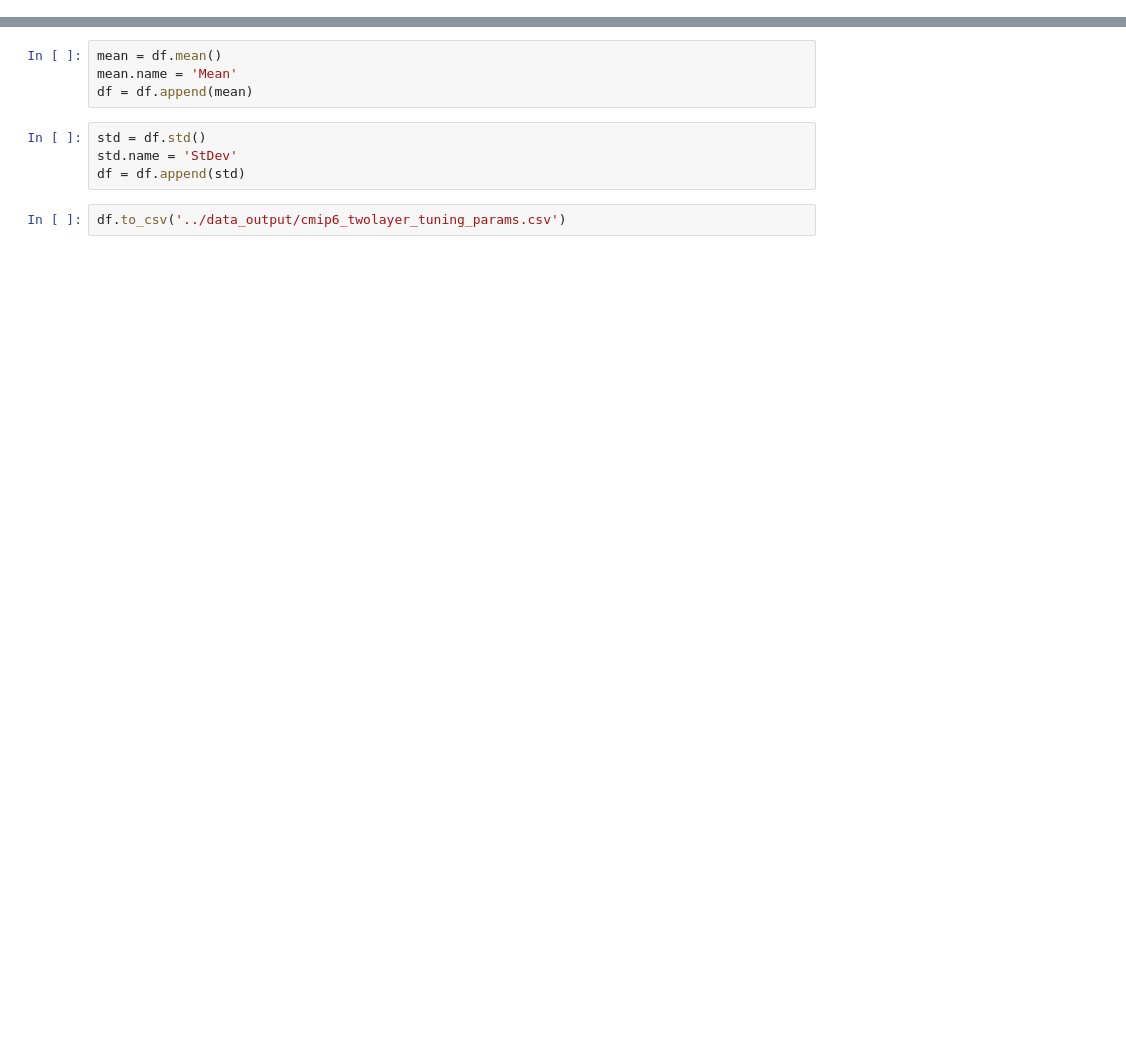
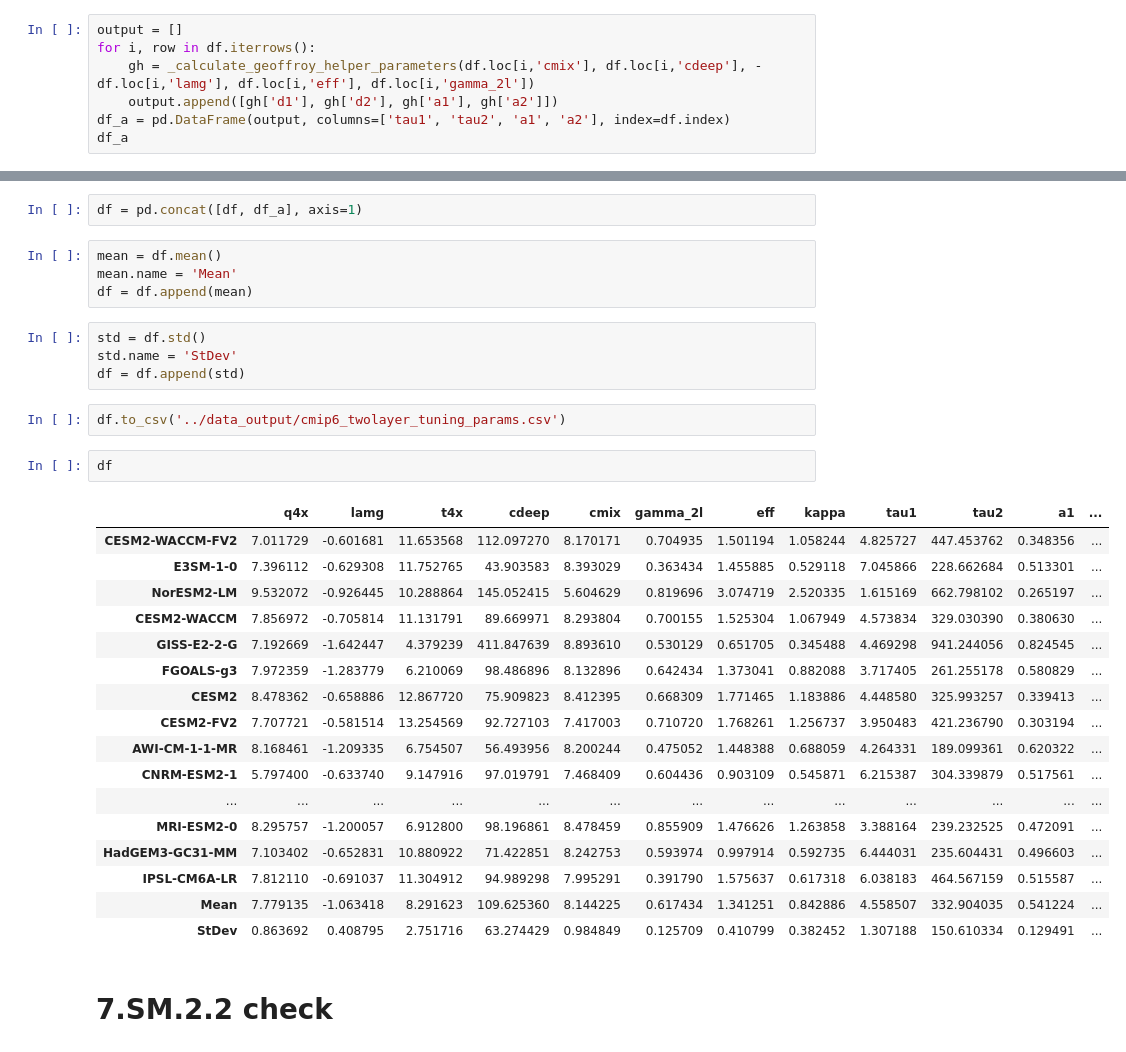
Before and after one commit to chrisroadmap/ar6, a Jupyter notebook: notebooks/015_chapter7_tabulate_geoffroy.ipynb, the cells around one changed output, grey strips where cells are left out. Saved outputs shown, nothing was run; the diff lists cells and outputs as text; blank space fills up the shorter version.

Commit message:
extra param calcs for Kyle and Masa

```diff
--- a/notebooks/015_chapter7_tabulate_geoffroy.ipynb
+++ b/notebooks/015_chapter7_tabulate_geoffroy.ipynb
@@ -27,0 +66,7 @@ df['kappa'] = df['eff'] * df['gamma_2l']
+# %%
+output = []
+for i, row in df.iterrows():
+    gh = _calculate_geoffroy_helper_parameters(df.loc[i,'cmix'], df.loc[i,'cdeep'], -df.loc[i,'lamg'], df.loc[i,'eff'], df.loc[i,'gamma_2l'])
+    output.append([gh['d1'], gh['d2'], gh['a1'], gh['a2']])
+df_a = pd.DataFrame(output, columns=['tau1', 'tau2', 'a1', 'a2'], index=df.index)
+df_a
@@ -45,6 +108,8 @@ df
 | MRI-ESM2-0 | 8.295757 | -1.200057 | 6.912800 | 98.196861 | 8.478459 | 0.855909 | 1.476626 | 1.263858 |
 | HadGEM3-GC31-MM | 7.103402 | -0.652831 | 10.880922 | 71.422851 | 8.242753 | 0.593974 | 0.997914 | 0.592735 |
 | IPSL-CM6A-LR | 7.812110 | -0.691037 | 11.304912 | 94.989298 | 7.995291 | 0.391790 | 1.575637 | 0.617318 |
+# %%
+df = pd.concat([df, df_a], axis=1)
 # %%
 mean = df.mean()
 mean.name = 'Mean'
@@ -55,3 +120,25 @@ std.name = 'StDev'
 df = df.append(std)
 # %%
 df.to_csv('../data_output/cmip6_twolayer_tuning_params.csv')
+# %%
+df
+# %% [output]
+|  | q4x | lamg | t4x | cdeep | cmix | gamma_2l | eff | kappa | tau1 | tau2 | a1 | ... |
+| CESM2-WACCM-FV2 | 7.011729 | -0.601681 | 11.653568 | 112.097270 | 8.170171 | 0.704935 | 1.501194 | 1.058244 | 4.825727 | 447.453762 | 0.348356 | ... |
+| E3SM-1-0 | 7.396112 | -0.629308 | 11.752765 | 43.903583 | 8.393029 | 0.363434 | 1.455885 | 0.529118 | 7.045866 | 228.662684 | 0.513301 | ... |
+| NorESM2-LM | 9.532072 | -0.926445 | 10.288864 | 145.052415 | 5.604629 | 0.819696 | 3.074719 | 2.520335 | 1.615169 | 662.798102 | 0.265197 | ... |
+| CESM2-WACCM | 7.856972 | -0.705814 | 11.131791 | 89.669971 | 8.293804 | 0.700155 | 1.525304 | 1.067949 | 4.573834 | 329.030390 | 0.380630 | ... |
+| GISS-E2-2-G | 7.192669 | -1.642447 | 4.379239 | 411.847639 | 8.893610 | 0.530129 | 0.651705 | 0.345488 | 4.469298 | 941.244056 | 0.824545 | ... |
+| FGOALS-g3 | 7.972359 | -1.283779 | 6.210069 | 98.486896 | 8.132896 | 0.642434 | 1.373041 | 0.882088 | 3.717405 | 261.255178 | 0.580829 | ... |
+| CESM2 | 8.478362 | -0.658886 | 12.867720 | 75.909823 | 8.412395 | 0.668309 | 1.771465 | 1.183886 | 4.448580 | 325.993257 | 0.339413 | ... |
+| CESM2-FV2 | 7.707721 | -0.581514 | 13.254569 | 92.727103 | 7.417003 | 0.710720 | 1.768261 | 1.256737 | 3.950483 | 421.236790 | 0.303194 | ... |
+| AWI-CM-1-1-MR | 8.168461 | -1.209335 | 6.754507 | 56.493956 | 8.200244 | 0.475052 | 1.448388 | 0.688059 | 4.264331 | 189.099361 | 0.620322 | ... |
+| CNRM-ESM2-1 | 5.797400 | -0.633740 | 9.147916 | 97.019791 | 7.468409 | 0.604436 | 0.903109 | 0.545871 | 6.215387 | 304.339879 | 0.517561 | ... |
+| ... | ... | ... | ... | ... | ... | ... | ... | ... | ... | ... | ... | ... |
+| MRI-ESM2-0 | 8.295757 | -1.200057 | 6.912800 | 98.196861 | 8.478459 | 0.855909 | 1.476626 | 1.263858 | 3.388164 | 239.232525 | 0.472091 | ... |
+| HadGEM3-GC31-MM | 7.103402 | -0.652831 | 10.880922 | 71.422851 | 8.242753 | 0.593974 | 0.997914 | 0.592735 | 6.444031 | 235.604431 | 0.496603 | ... |
+| IPSL-CM6A-LR | 7.812110 | -0.691037 | 11.304912 | 94.989298 | 7.995291 | 0.391790 | 1.575637 | 0.617318 | 6.038183 | 464.567159 | 0.515587 | ... |
+| Mean | 7.779135 | -1.063418 | 8.291623 | 109.625360 | 8.144225 | 0.617434 | 1.341251 | 0.842886 | 4.558507 | 332.904035 | 0.541224 | ... |
+| StDev | 0.863692 | 0.408795 | 2.751716 | 63.274429 | 0.984849 | 0.125709 | 0.410799 | 0.382452 | 1.307188 | 150.610334 | 0.129491 | ... |
+# %% [markdown]
+# 7.SM.2.2 check
```
Also changed, not shown: parts of 6 cells of this notebook, 11 other files.
